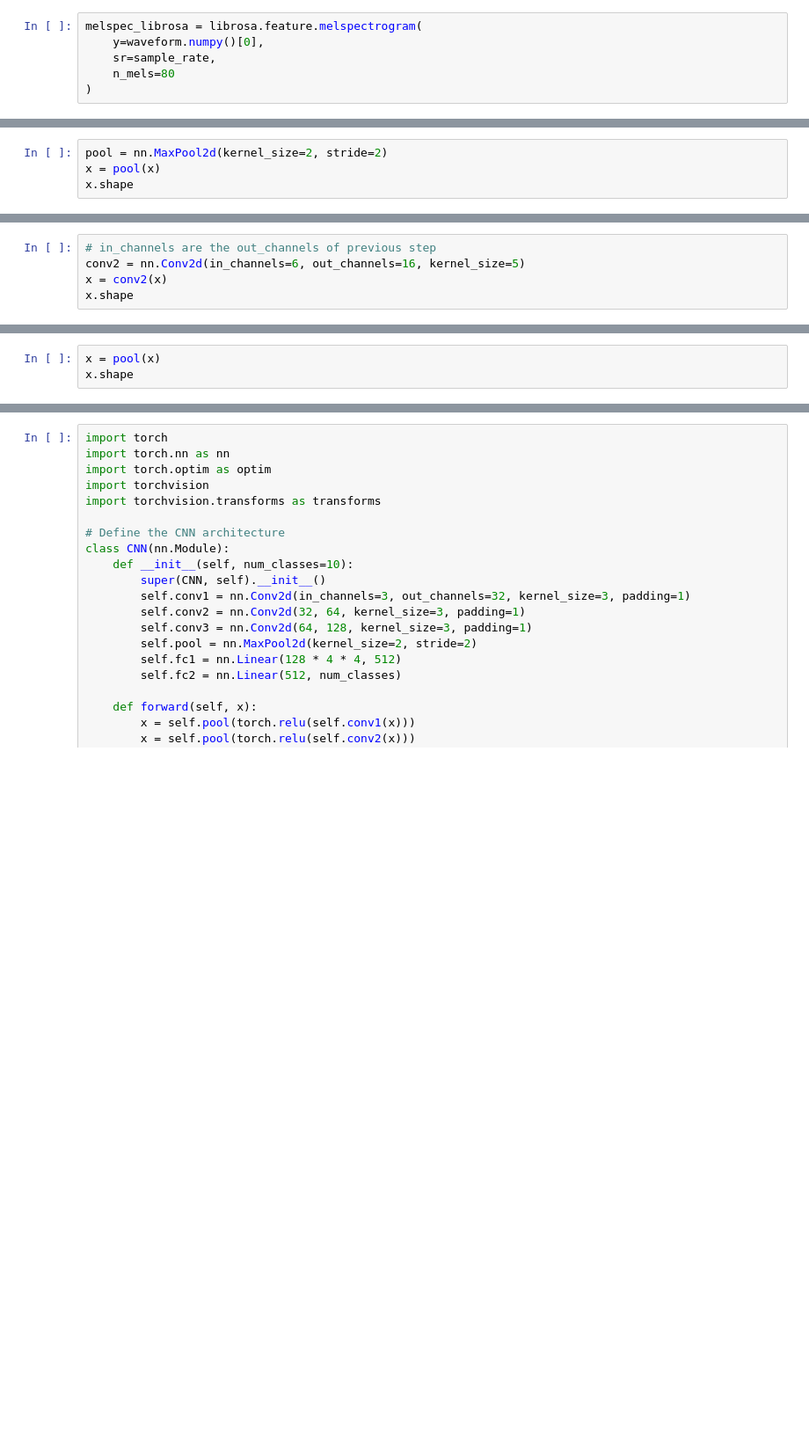
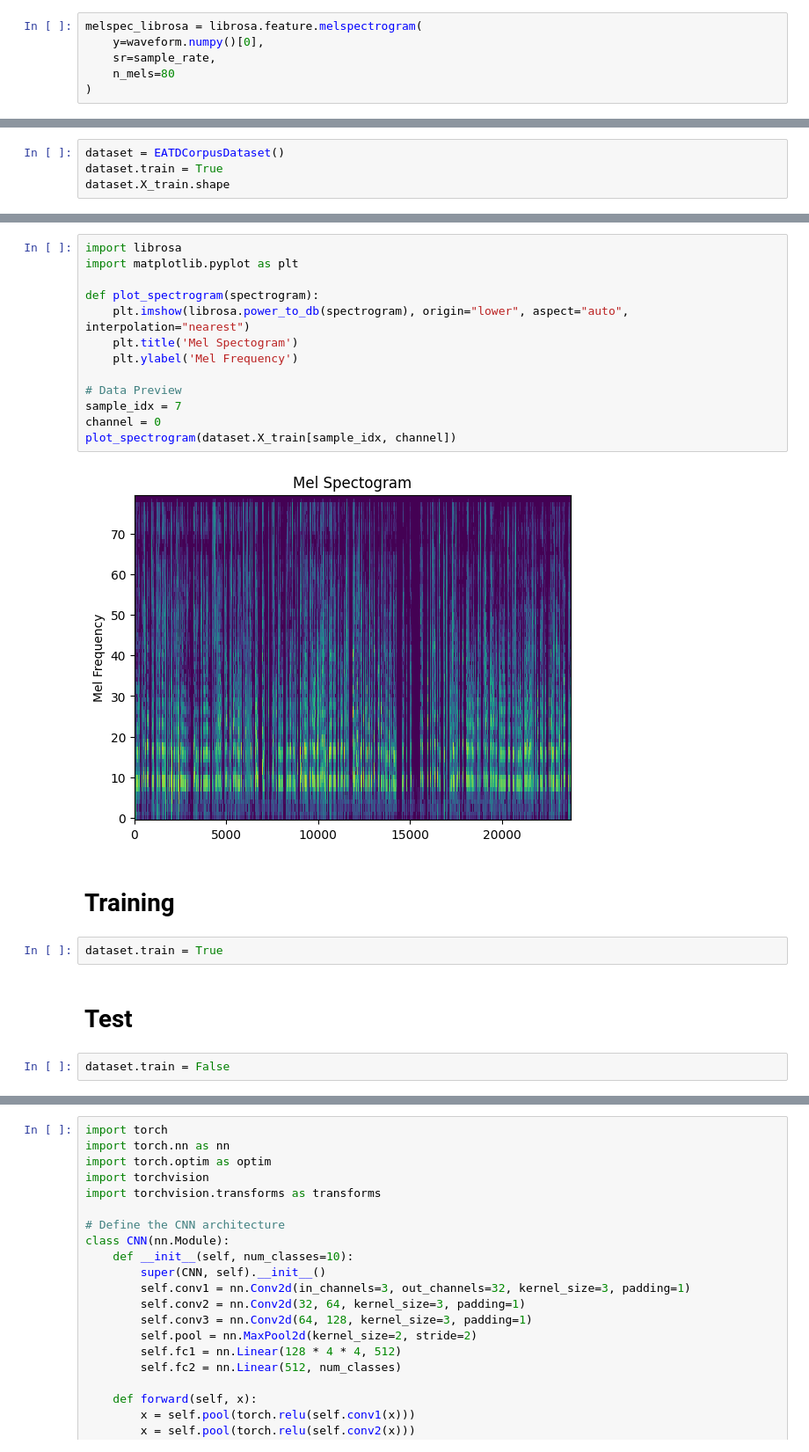
Before and after one commit to tabaraei/depression-detection, a Jupyter notebook: depression_detection.ipynb, the cells around one changed output, grey strips where cells are left out. Shown at 88% size. Cells and saved outputs as stored; diff of their text form; blank space fills up the shorter version.

```diff
--- a/depression_detection.ipynb
+++ b/depression_detection.ipynb
@@ -198,4 +146,0 @@ out_dim(input=mel1.shape[-2], filter=5, padding=0, stride=1), out_dim(input=mel1
-# %%
-pool = nn.MaxPool2d(kernel_size=2, stride=2)
-x = pool(x)
-x.shape
@@ -204,5 +146,0 @@ torch.Size([6, 38, 739])
-# %%
-# in_channels are the out_channels of previous step
-conv2 = nn.Conv2d(in_channels=6, out_channels=16, kernel_size=5)
-x = conv2(x)
-x.shape
@@ -211,3 +146,0 @@ torch.Size([16, 34, 735])
-# %%
-x = pool(x)
-x.shape
@@ -215,0 +241,4 @@ torch.Size([16, 17, 367])
+# %%
+dataset = EATDCorpusDataset()
+dataset.train = True
+dataset.X_train.shape
@@ -215,0 +273,23 @@ torch.Size([16, 17, 367])
+# %%
+import librosa
+import matplotlib.pyplot as plt
+
+def plot_spectrogram(spectrogram):
+    plt.imshow(librosa.power_to_db(spectrogram), origin="lower", aspect="auto", interpolation="nearest")
+    plt.title('Mel Spectogram')
+    plt.ylabel('Mel Frequency')
+
+# Data Preview
+sample_idx = 7
+channel = 0
+plot_spectrogram(dataset.X_train[sample_idx, channel])
+# %% [output]
+[figure, added]
+# %% [markdown]
+# Training
+# %%
+dataset.train = True
+# %% [markdown]
+# Test
+# %%
+dataset.train = False
```
Also changed, not shown: parts of 54 cells of this notebook.
